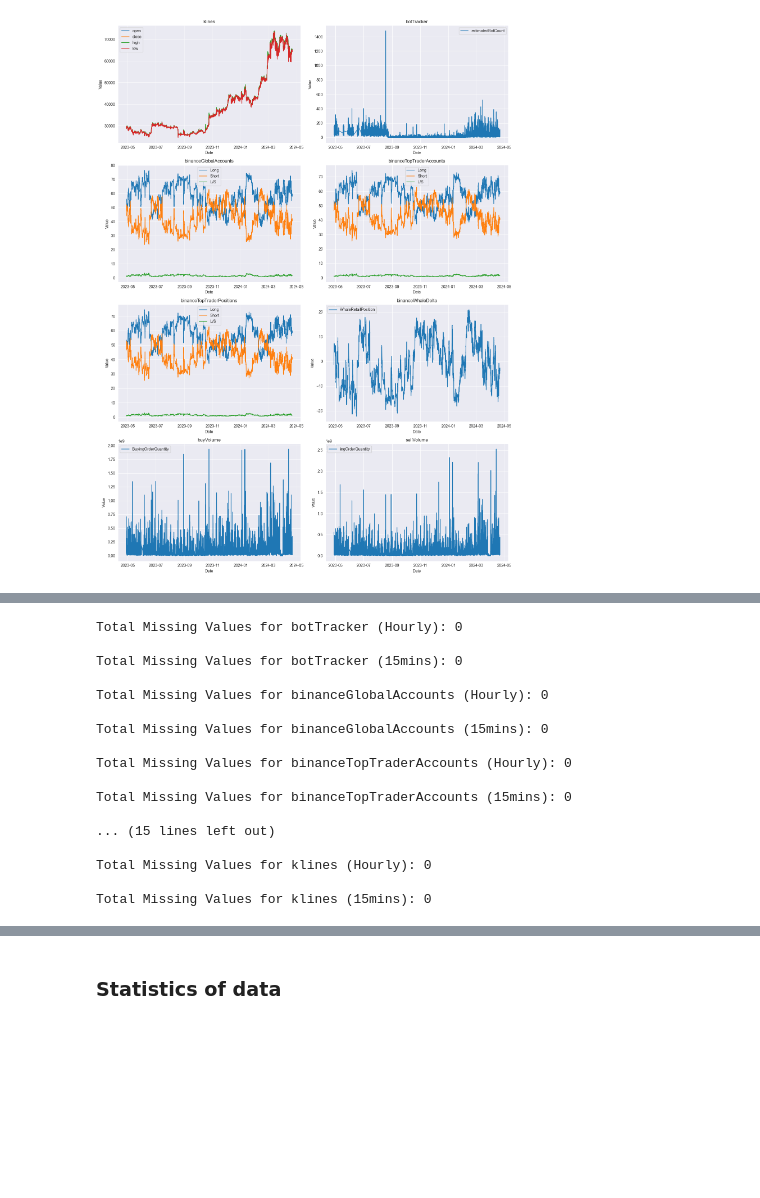
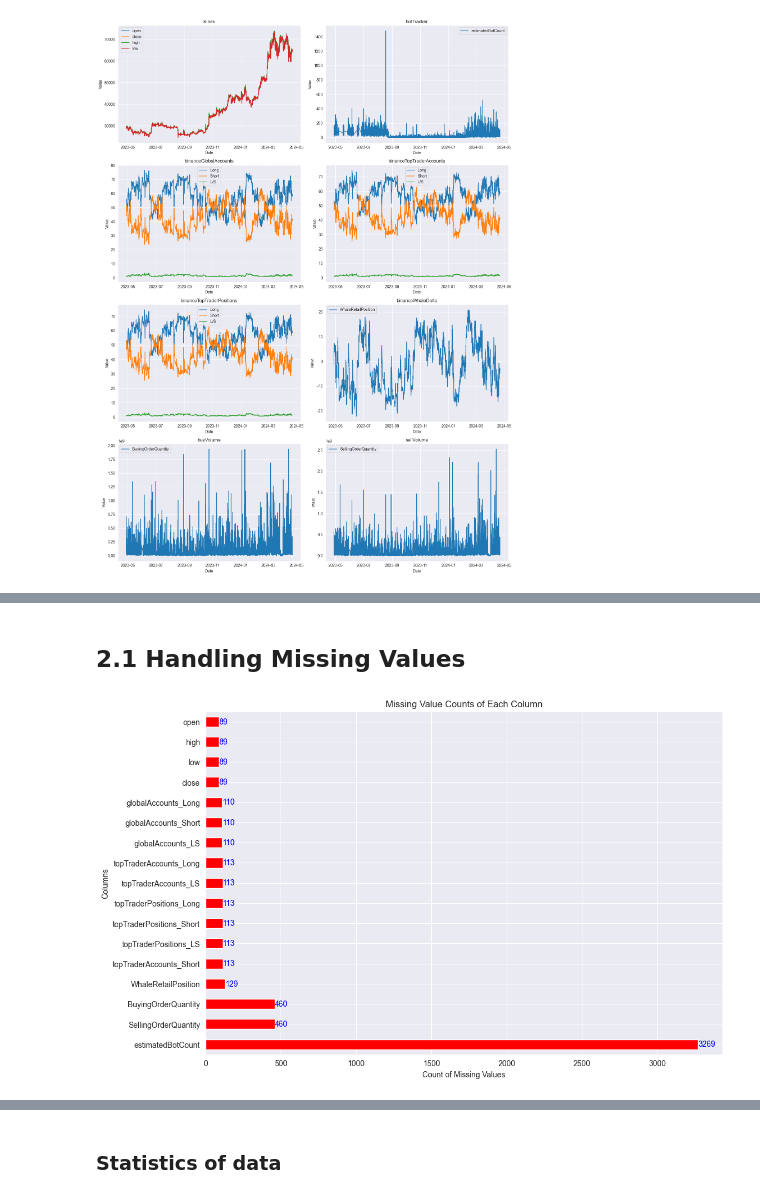
Before and after one commit to emrecobann/SurfingBTCWaves, a Jupyter notebook: SurfingBTC.ipynb, the cells around one changed output, grey strips where cells are left out. Drawn from its saved outputs; the diff is of its cells as text; code cells hidden in the pictures; blank space fills up the shorter version.

Commit message:
Data exploratory analysis and preprocessing updated, handling missing values are completed

```diff
--- a/SurfingBTC.ipynb
+++ b/SurfingBTC.ipynb
@@ -59,0 +99,14 @@ plot_data(data_files)
+# %%
+# Rename the columns for naming convention
+bitcoin_df.rename(columns={"Long_x": "globalAccounts_Long",
+                  "Short_x": "globalAccounts_Short",
+                  "L/S_x": "globalAccounts_LS",
+                  "Long_y": "topTraderAccounts_Long",
+                  "Short_y": "topTraderAccounts_Short",
+                  "L/S_y": "topTraderAccounts_LS",
+                  "Long": "topTraderPositions_Long",
+                  "Short": "topTraderPositions_Short",
+                  "L/S": "topTraderPositions_LS"},
+                  inplace=True)
+
+display(bitcoin_df.head())
@@ -60,37 +142,22 @@ plot_data(data_files)
+# %% [markdown]
+## 2.1 Handling Missing Values
 # %%
-# Print total missing value counts for each feature and interval
-def print_missing_values(filename:str, interval:str):
-    """
-    Print missing values of a DataFrame for a given filename and interval.
+def visualize_missing_value_counts(df=bitcoin_df):
+    # Plot bar chart to display missing value counts of features
+    plt.figure(figsize=(12, 8))
+    missing_values = df.isnull().sum().sort_values(ascending=False)
+    missing_values.plot(kind='barh', color='red')
 
-    Parameters:
-    - filename (str): The name of the file.
-    - interval (str): The interval (e.g., 'Hourly', '15mins').
-    """
-    # Read the CSV file
-    data = pd.read_csv(f"data/{filename}{interval}.csv")
+    # Adding instance count on the graph
+    for i, v in enumerate(missing_values):
+        plt.text(v + 1, i, str(v), color='blue', va='center')
 
-    total_missing_values = data.isnull().sum().sum()
-    print(f"Total Missing Values for {filename} ({interval}): {total_missing_values}\n")
+    # Plot NaN value graph
+    plt.xlabel('Count of Missing Values')
+    plt.ylabel('Columns')
+    plt.title('Missing Value Counts of Each Column')
+    plt.show()
 
-for file in files:
-    for interval in intervals:
-        print_missing_values(file, interval)
+visualize_missing_value_counts()
 # %% [output]
-Total Missing Values for botTracker (Hourly): 0
-
-Total Missing Values for botTracker (15mins): 0
-
-Total Missing Values for binanceGlobalAccounts (Hourly): 0
-
-Total Missing Values for binanceGlobalAccounts (15mins): 0
-
-Total Missing Values for binanceTopTraderAccounts (Hourly): 0
-
-Total Missing Values for binanceTopTraderAccounts (15mins): 0
-
-... (15 lines left out)
-
-Total Missing Values for klines (Hourly): 0
-
-Total Missing Values for klines (15mins): 0
+[figure, added]
```
Also changed, not shown: parts of 16 cells of this notebook, 1 other file.
